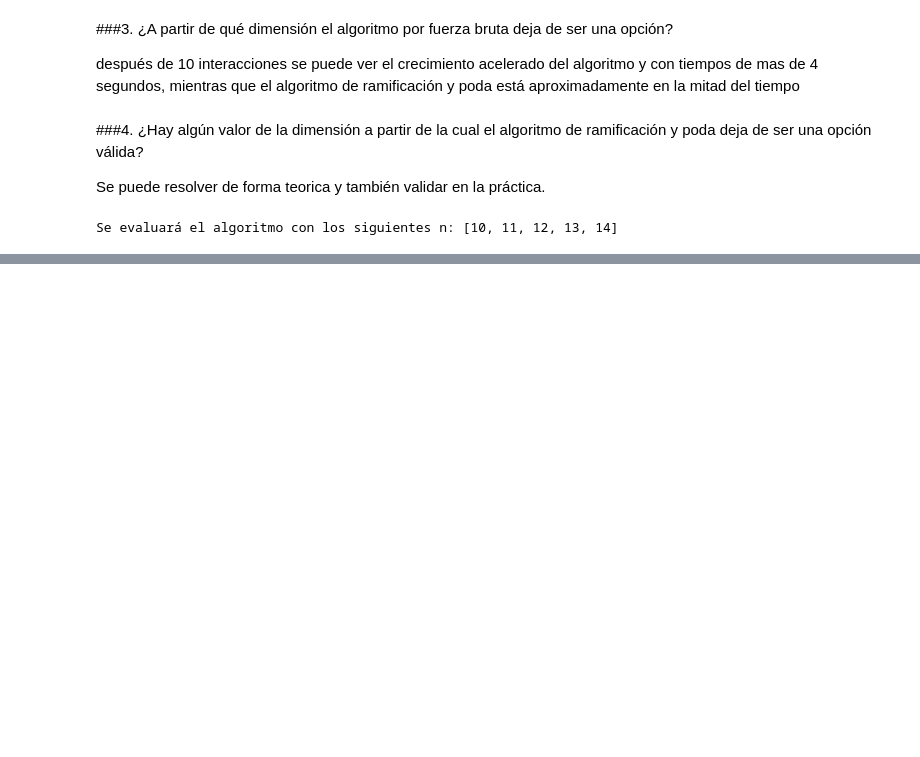
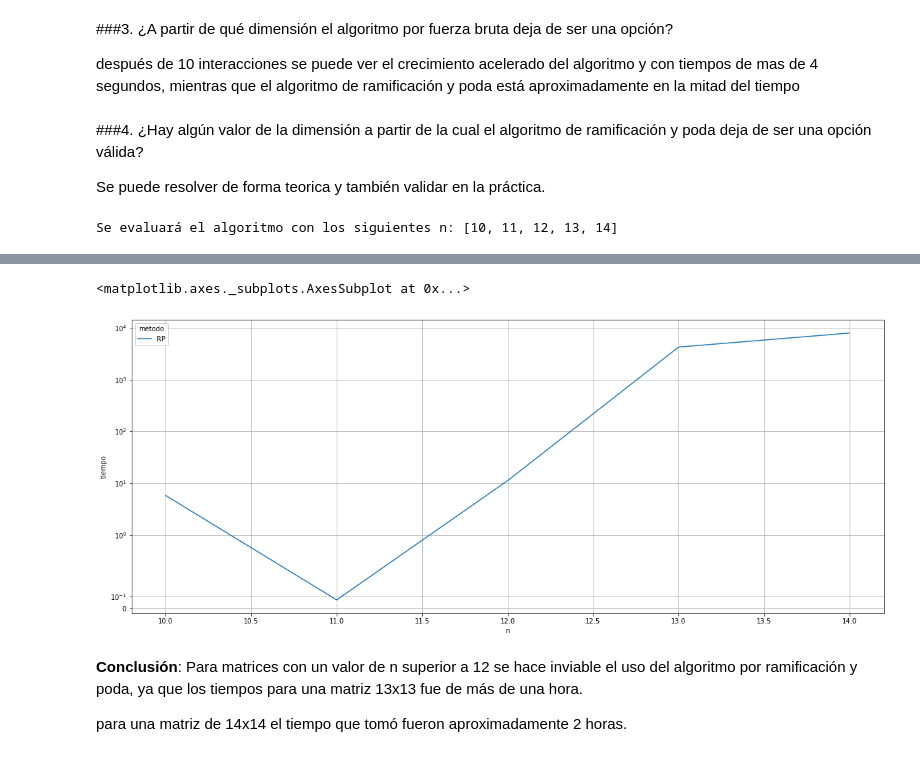
Before and after one commit to eacasas/algoritmosOptimizacion, a Jupyter notebook: ActividadGuiada2_EfraimCasas.ipynb, the cells around one changed output, grey strips where cells are left out. Drawn from its saved outputs; the diff is of its cells as text; code cells hidden in the pictures; blank space fills up the shorter version.

```diff
--- a/ActividadGuiada2_EfraimCasas.ipynb
+++ b/ActividadGuiada2_EfraimCasas.ipynb
@@ -422,0 +432,20 @@ Se evaluará el algoritmo con los siguientes n: [10, 11, 12, 13, 14]
+# %%
+f, ax = plt.subplots(figsize=(20, 8))
+plt.xscale('linear')
+plt.yscale('log')
+ax.set_yscale('symlog', linthreshy=0.5)
+ax.grid()
+sns.lineplot(data = resultados,
+             x ='n',
+             y ='tiempo',
+             hue='metodo',
+             markers=True,
+             dashes=False,
+             ax=ax)
+# %% [output]
+<matplotlib.axes._subplots.AxesSubplot at 0x...>
+[figure, added]
+# %% [markdown]
+**Conclusión**: Para matrices con un valor de n superior a 12 se hace inviable el uso del algoritmo por ramificación y poda, ya que los tiempos para una matriz 13x13 fue de más de una hora.
+
+para una matriz de 14x14 el tiempo que tomó fueron aproximadamente 2 horas.
```
Also changed, not shown: parts of 1 cell of this notebook.
